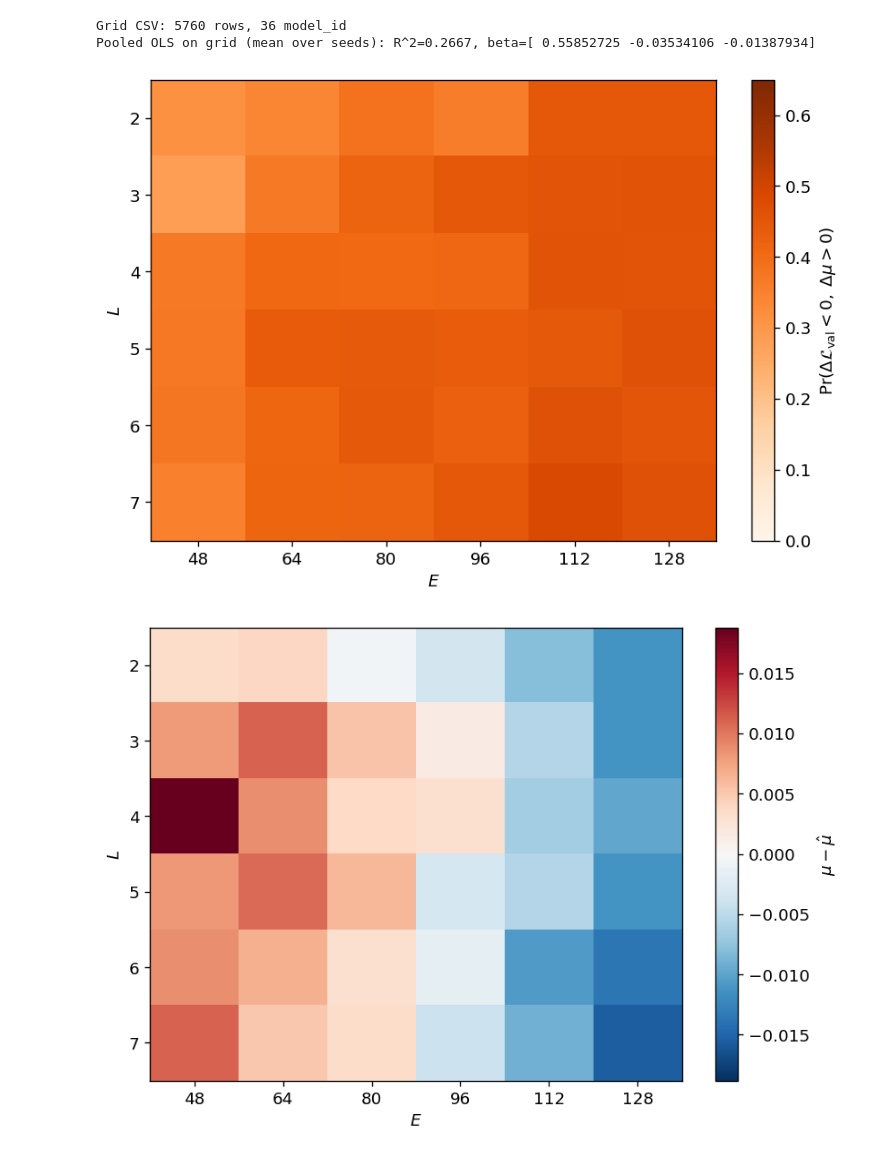
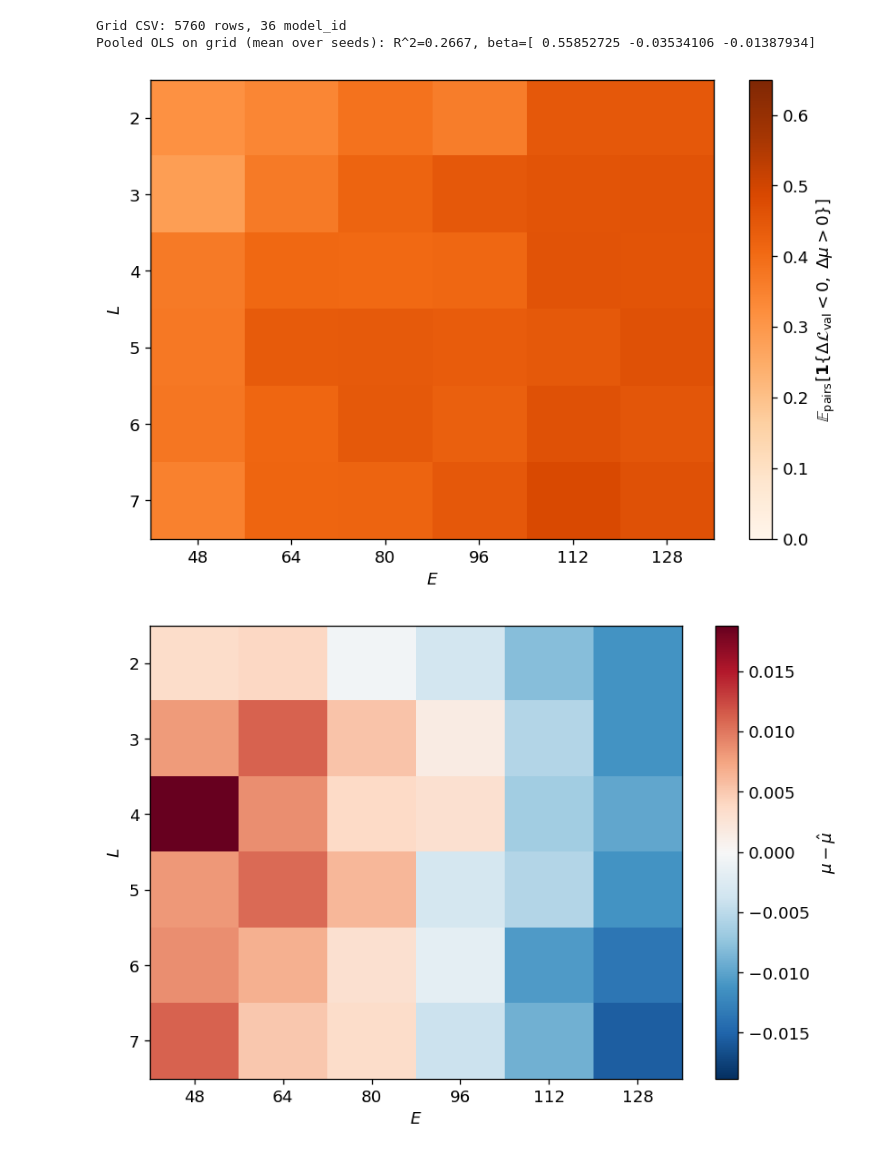
Before and after one commit to andriygav/FromEmpericalToLandscapeComplexity, a Jupyter notebook: code/exp01_grid_figures.ipynb, the cells around one changed output. Saved outputs shown, nothing was run; the diff lists cells and outputs as text; code cells hidden in the pictures.

```diff
--- a/code/exp01_grid_figures.ipynb
+++ b/code/exp01_grid_figures.ipynb
@@ -127,35 +127,35 @@ for lst in rows_by_ms.values():
 arr = np.array(traj_fracs, dtype=float)
 n_t = len(arr)
 boots = []
 for _ in range(N_BOOT):
     idx = RNG.integers(0, n_t, size=n_t)
     boots.append(float(np.mean(arr[idx])))
 boots.sort()
 ci_lo = boots[int(0.025 * N_BOOT)] if boots else float('nan')
 ci_hi = boots[int(0.975 * N_BOOT)] if boots else float('nan')
 
 depths = layers
 widths = embds
 mat = np.full((len(depths), len(widths)), np.nan)
 d_i = {d: i for i, d in enumerate(depths)}
 w_i = {w: i for i, w in enumerate(widths)}
 for (L, E), f in le_frac.items():
     mat[d_i[L], w_i[E]] = f
 
 fig, ax = plt.subplots(figsize=(7.2, 5))
 vmax = 0.65
 im = ax.imshow(np.clip(mat, 0, vmax), aspect='auto', cmap='Oranges', vmin=0, vmax=vmax)
 ax.set_xticks(np.arange(len(widths)), labels=[str(w) for w in widths])
 ax.set_yticks(np.arange(len(depths)), labels=[str(d) for d in depths])
 ax.set_xlabel(r'$E$')
 ax.set_ylabel(r'$L$')
-plt.colorbar(im, ax=ax, label=r'$\mathrm{Pr}(\Delta\mathcal{L}_{\mathrm{val}}<0,\;\Delta\mu>0)$')
+plt.colorbar(im, ax=ax, label=r'$\mathbb{E}_{\mathrm{pairs}}[\mathbf{1}\{\Delta\mathcal{L}_{\mathrm{val}}<0,\;\Delta\mu>0\}]$')
 fig.tight_layout()
 out_nm = root + '/paper/figures/fig_grid_nonmonotonicity_heatmap.png'
 fig.savefig(out_nm, dpi=200, bbox_inches='tight')
 plt.show()
 # %% [output]
-[figure, old version]
+[figure, new version]
 # %%
 depths = sorted({p['L'] for p in agg})
 widths = sorted({p['E'] for p in agg})
```
Also changed, not shown: 7 other files.
